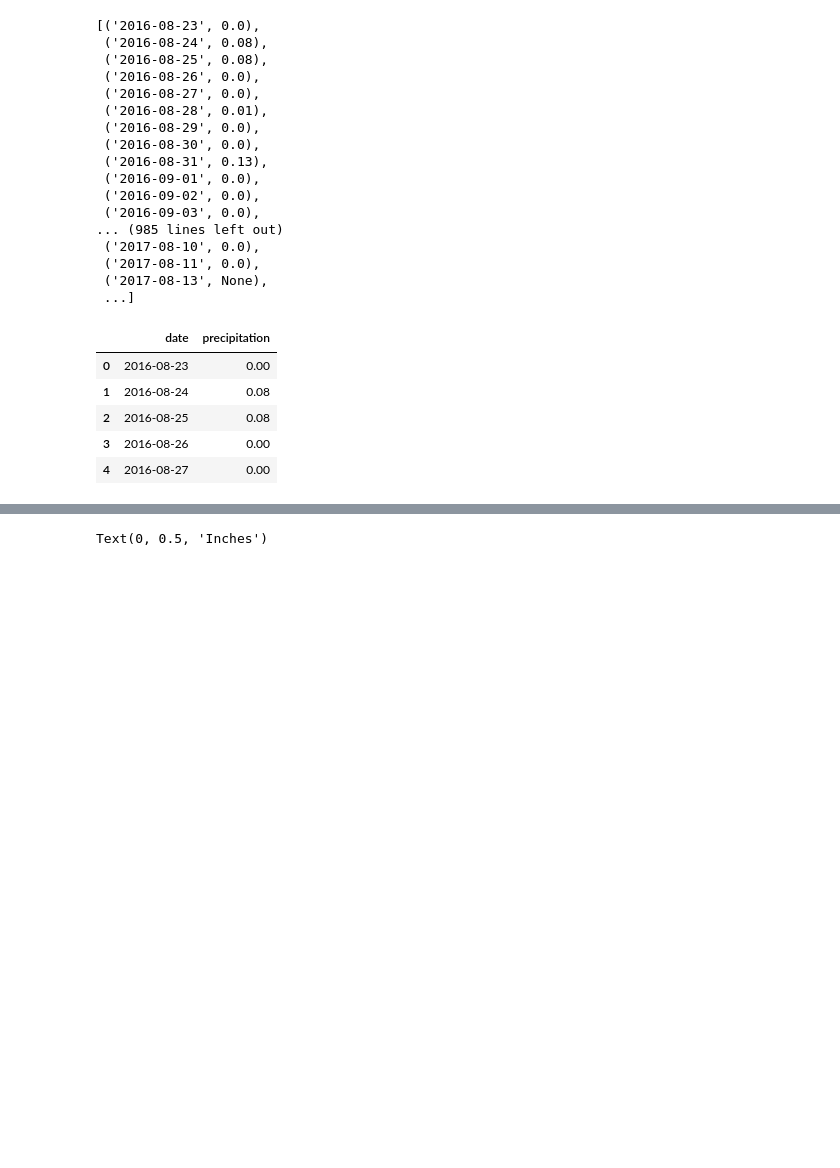
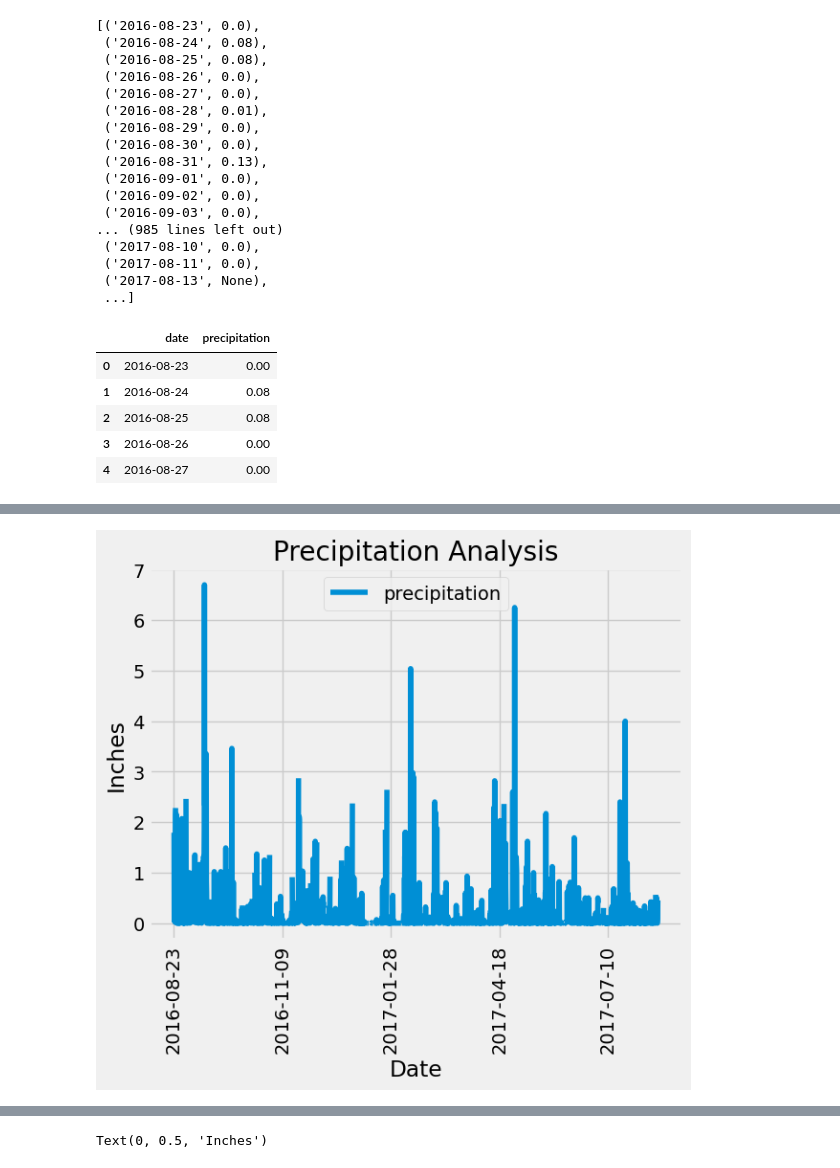
Before and after one commit to gmmarsh/sqlalchemy-challenge, a Jupyter notebook: climate_starter.ipynb, the cells around one changed output, grey strips where cells are left out. Cells and saved outputs as stored; diff of their text form; code cells hidden in the pictures; blank space fills up the shorter version.

```diff
--- a/climate_starter.ipynb
+++ b/climate_starter.ipynb
@@ -140,3 +140,8 @@ precipitation_df.head()
 | 2 | 2016-08-25 | 0.08 |
 | 3 | 2016-08-26 | 0.00 |
 | 4 | 2016-08-27 | 0.00 |
+# %%
+# precipitation_df sorted by date
+precipitation_df = precipitation_df.sort_values('date')
+precipitation_df = precipitation_df.set_index('date')
+precipitation_df.head()
@@ -142,0 +156,9 @@ precipitation_df.head()
+# %%
+# Use Pandas Plotting with Matplotlib to plot the data
+precipitation_df.plot(rot=90)
+plt.xlabel('Date')
+plt.ylabel('Inches')
+plt.title('Precipitation Analysis')
+plt.show()
+# %% [output]
+[figure, added]
```
Also changed, not shown: parts of 13 cells of this notebook.
